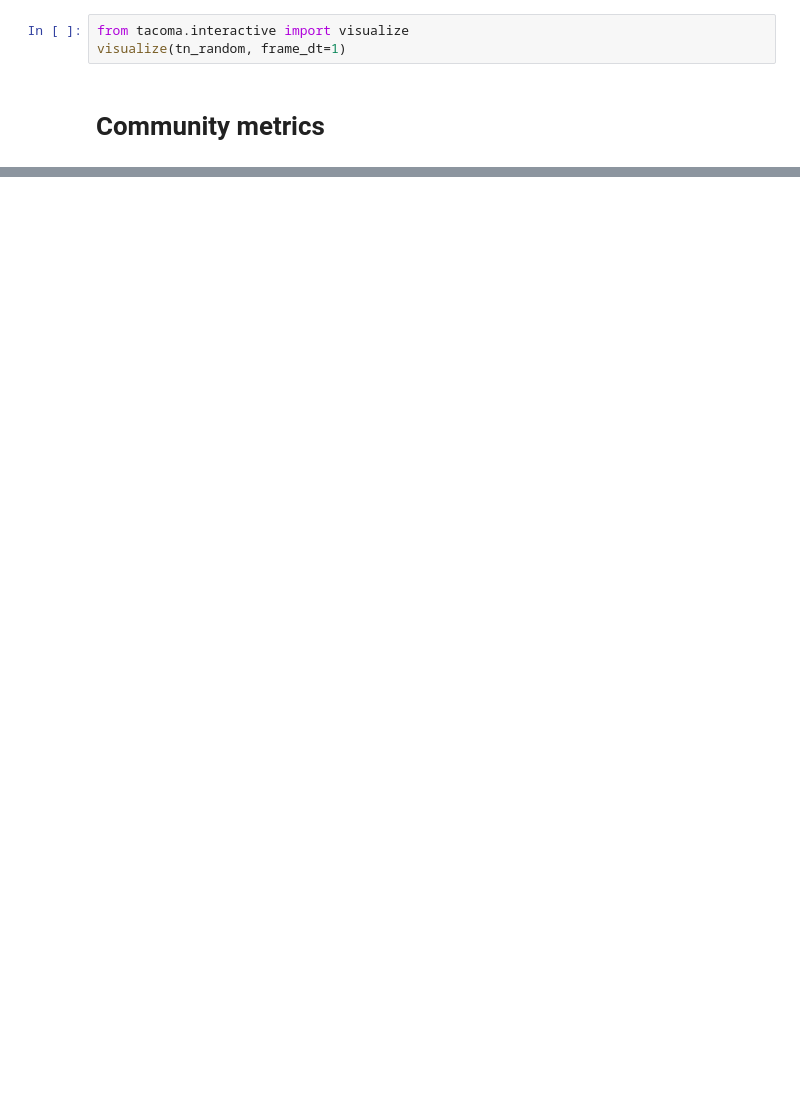
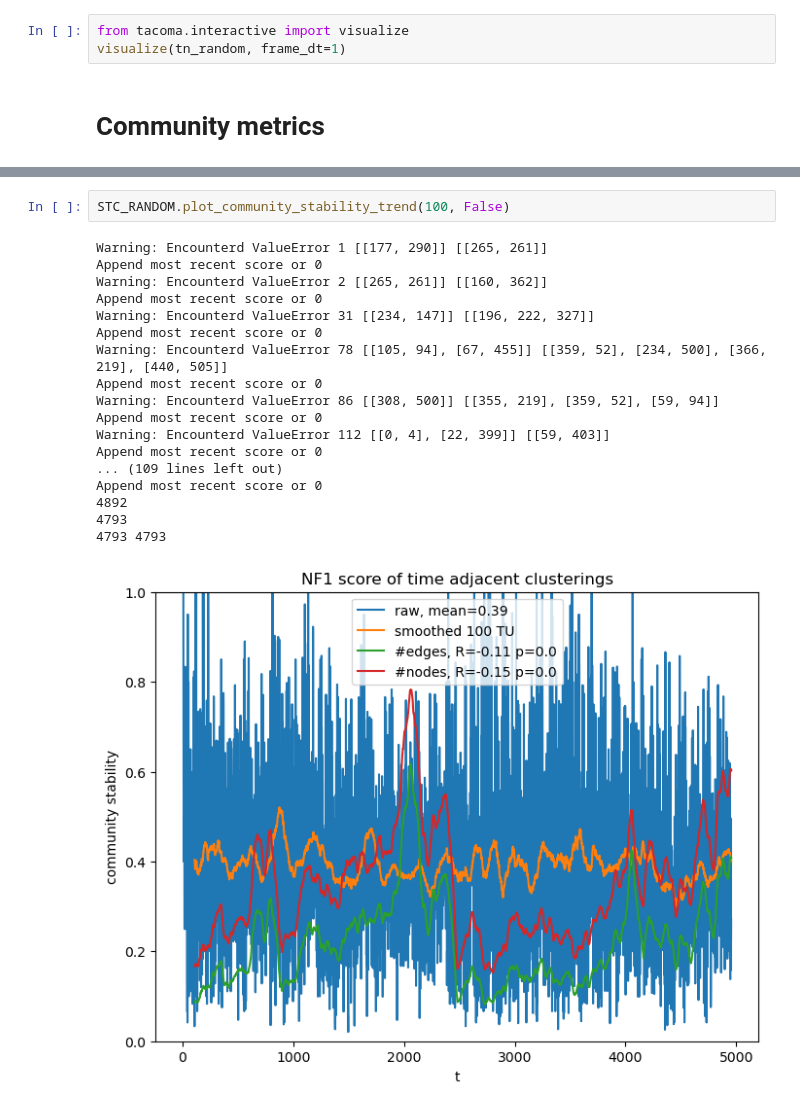
Before and after one commit to JurijSchoenfeld/Traf2Net, a Jupyter notebook: supermarked_eval.ipynb, the cells around one changed output, grey strips where cells are left out. Drawn from its saved outputs; the diff is of its cells as text; blank space fills up the shorter version.

```diff
--- a/supermarked_eval.ipynb
+++ b/supermarked_eval.ipynb
@@ -371,0 +643,21 @@ IndexError: index 426517 is out of bounds for axis 0 with size 426349
+# %%
+STC_RANDOM.plot_community_stability_trend(100, False)
+# %% [output]
+Warning: Encounterd ValueError 1 [[177, 290]] [[265, 261]]
+Append most recent score or 0
+Warning: Encounterd ValueError 2 [[265, 261]] [[160, 362]]
+Append most recent score or 0
+Warning: Encounterd ValueError 31 [[234, 147]] [[196, 222, 327]]
+Append most recent score or 0
+Warning: Encounterd ValueError 78 [[105, 94], [67, 455]] [[359, 52], [234, 500], [366, 219], [440, 505]]
+Append most recent score or 0
+Warning: Encounterd ValueError 86 [[308, 500]] [[355, 219], [359, 52], [59, 94]]
+Append most recent score or 0
+Warning: Encounterd ValueError 112 [[0, 4], [22, 399]] [[59, 403]]
+Append most recent score or 0
+... (109 lines left out)
+Append most recent score or 0
+4892
+4793
+4793 4793
+[figure, added]
```
Also changed, not shown: parts of 59 cells of this notebook, 11 other files.
